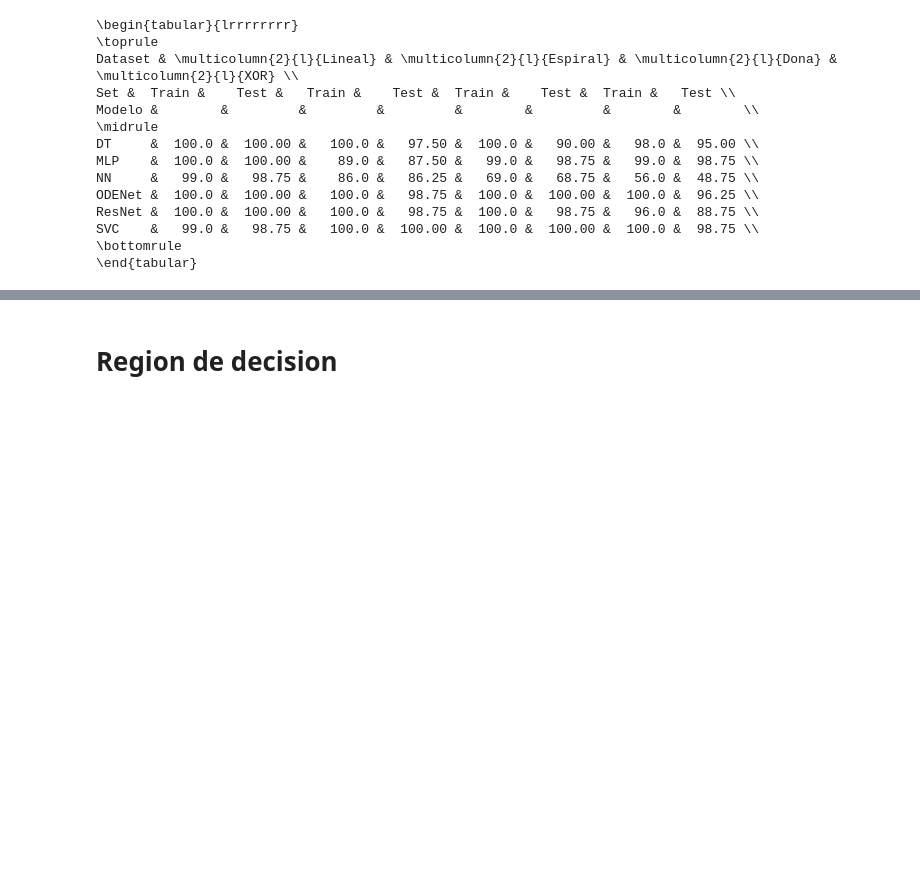
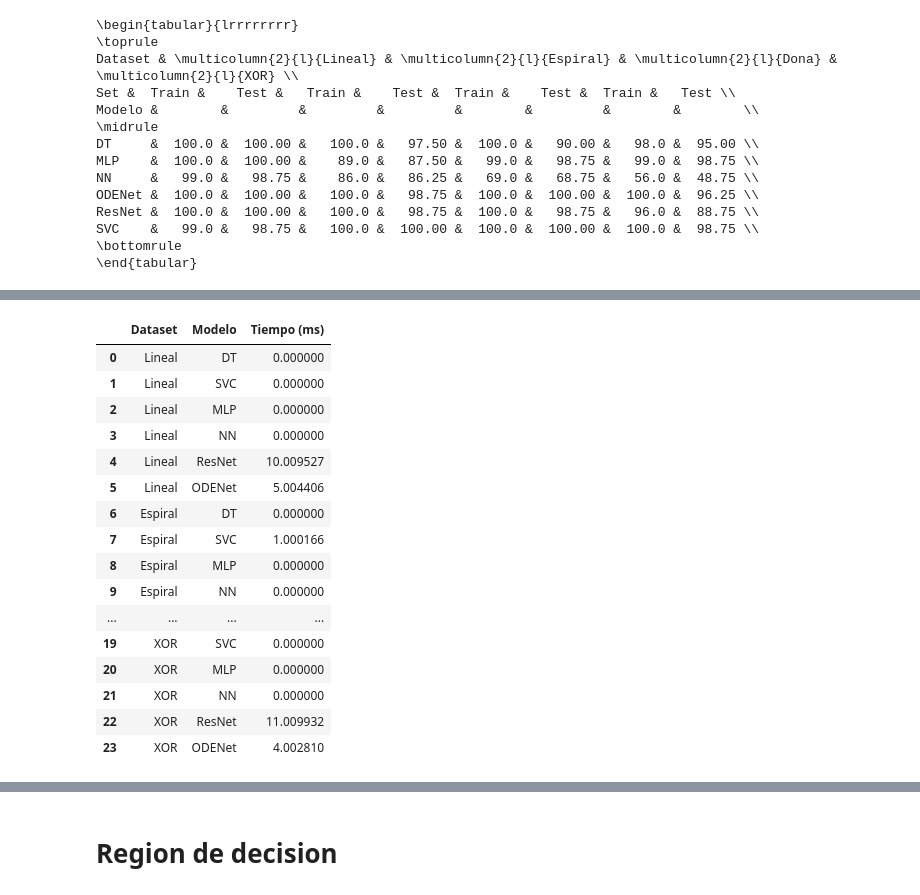
Before and after one commit to furrutiav/deep-learning-as-optimal-control, a Jupyter notebook: 07_resumen_resultados.ipynb, the cells around one changed output, grey strips where cells are left out. Drawn from its saved outputs; the diff is of its cells as text; code cells hidden in the pictures; blank space fills up the shorter version.

```diff
--- a/07_resumen_resultados.ipynb
+++ b/07_resumen_resultados.ipynb
@@ -573,0 +596,11 @@ SVC    &   99.0 &   98.75 &   100.0 &  100.00 &  100.0 &  100.00 &  100.0 &  98.
+# %%
+inference_times = []
+for pred in preds:
+    if pred["Set"] == "Test":
+        o = {
+            'Dataset': pred["Dataset"],
+            'Modelo': pred["Modelo"],
+            "Tiempo (ms)": pred["time"]*1000
+        }
+        inference_times.append(o)
+inference_times
@@ -573,0 +676,21 @@ SVC    &   99.0 &   98.75 &   100.0 &  100.00 &  100.0 &  100.00 &  100.0 &  98.
+# %%
+inference_table = pd.DataFrame(inference_times)
+inference_table
+# %% [output]
+|  | Dataset | Modelo | Tiempo (ms) |
+| 0 | Lineal | DT | 0.000000 |
+| 1 | Lineal | SVC | 0.000000 |
+| 2 | Lineal | MLP | 0.000000 |
+| 3 | Lineal | NN | 0.000000 |
+| 4 | Lineal | ResNet | 10.009527 |
+| 5 | Lineal | ODENet | 5.004406 |
+| 6 | Espiral | DT | 0.000000 |
+| 7 | Espiral | SVC | 1.000166 |
+| 8 | Espiral | MLP | 0.000000 |
+| 9 | Espiral | NN | 0.000000 |
+| ... | ... | ... | ... |
+| 19 | XOR | SVC | 0.000000 |
+| 20 | XOR | MLP | 0.000000 |
+| 21 | XOR | NN | 0.000000 |
+| 22 | XOR | ResNet | 11.009932 |
+| 23 | XOR | ODENet | 4.002810 |
```
Also changed, not shown: parts of 14 cells of this notebook, 13 other files.
